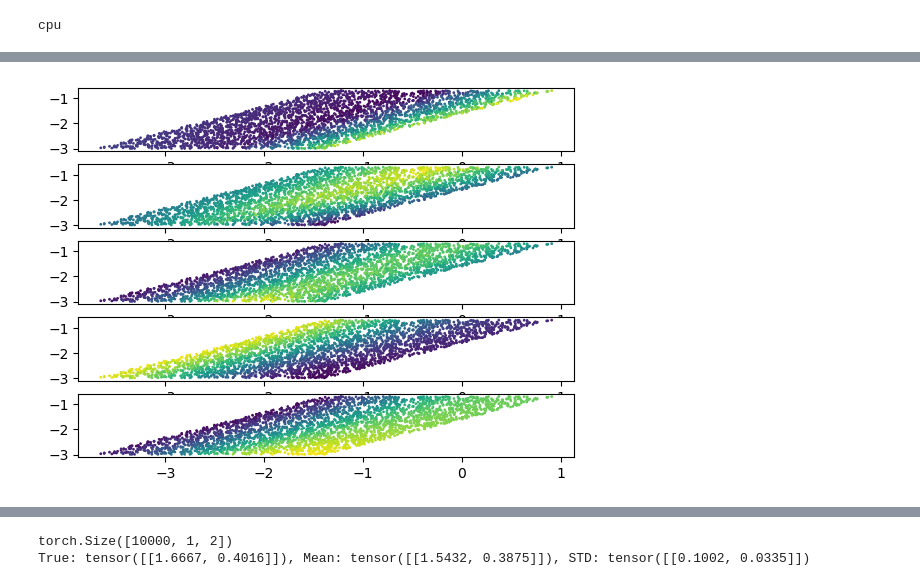
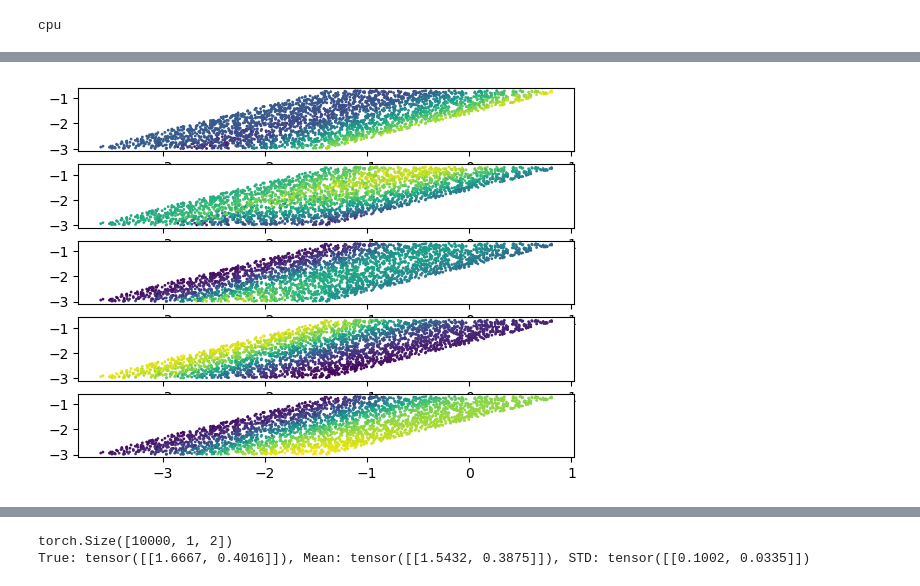
Before and after one commit to nidropakshin2/Sequential-FMPE, a Jupyter notebook: code/notebooks/SIR_safmpe.ipynb, the cells around one changed output, grey strips where cells are left out. Drawn from its saved outputs; the diff is of its cells as text; code cells hidden in the pictures.

```diff
--- a/code/notebooks/SIR_safmpe.ipynb
+++ b/code/notebooks/SIR_safmpe.ipynb
@@ -116,35 +134,35 @@ def handmade_summary(data, eps=1e-8):
 
     I_mean_frac = safe_div(I.mean(dim=-1), N).unsqueeze(-1)
 
     R_final_frac = safe_div(R[..., -1], N).unsqueeze(-1)
 
     S_final_frac = safe_div(S[..., -1], N).unsqueeze(-1)
 
 
     s = torch.cat([t_peak, I_peak_frac, I_mean_frac, R_final_frac, S_final_frac], dim=-1).to(data.device)
 
     B = torch.tensor([[-0.6543, -1.0543,  0.4823, -0.4612,  0.7340],
                         [ 2.6280, -1.6988, -0.6246, -0.0949, -0.3497],
                         [ 0.4116, -0.8507, -0.1116, -0.5067,  1.4959],
                         [-0.2124, -0.1211, -0.8651, -1.2937,  1.2938],
                         [ 0.0257, -0.9242, -1.4133,  0.3826, -1.0719]]).to(data.device)
 
     s = torch.matmul(s, B)
 
     return s
 
 def visualize_summary_features(summary):
     phi = sample_prior((3000,))
-    x = simulate(phi, (1000, 500, 0), 90)
+    x = simulate(phi, (1000, 100, 0), 90)
     s = summary(x)
     _, ax = plt.subplots(s.shape[1], 1, sharey=True)
     for i in range(s.shape[1]):
         ax[i].scatter(torch.log(phi[:, 0]), torch.log(phi[:, 1]), c=s[:, i], s=1)
         # ax[i].scatter(phi[:, 0], phi[:, 1], c=s[:, i], s=1)
 
 visualize_summary_features(handmade_summary)
 # %% [output]
-[figure, old version]
+[figure, new version]
 # %%
 class CondFlow(nn.Module):
     def __init__(self, phi_dim, x_dim, h):
```
Also changed, not shown: parts of 11 cells of this notebook, 5 other files.
